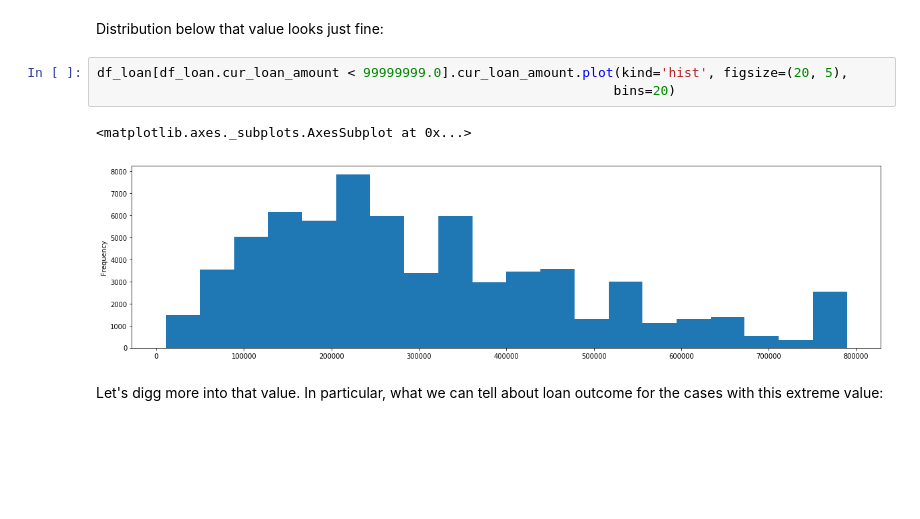
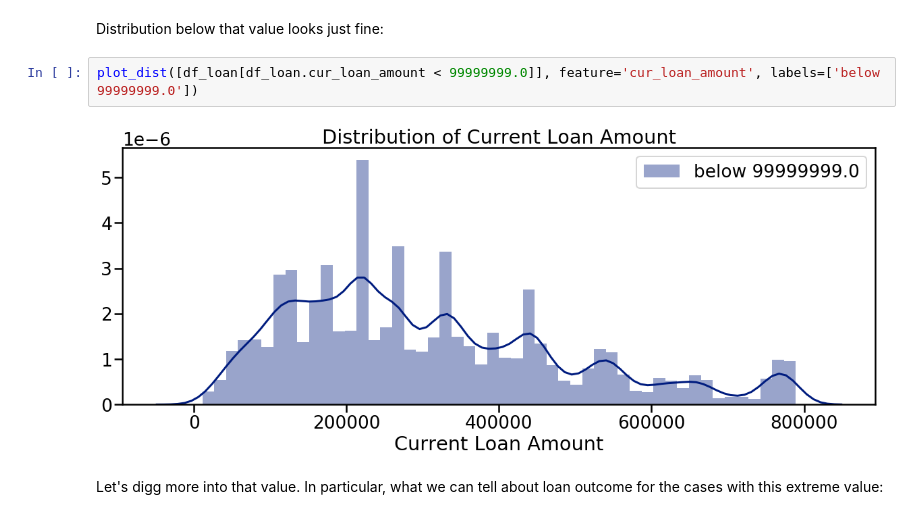
Before and after one commit to dataqubit/bank-loan-prediction, a Jupyter notebook: bank_loan_Part1_Exploratory_Analysis.ipynb, the cells around one changed output. Drawn from its saved outputs; the diff is of its cells as text; blank space fills up the shorter version.

```diff
--- a/bank_loan_Part1_Exploratory_Analysis.ipynb
+++ b/bank_loan_Part1_Exploratory_Analysis.ipynb
@@ -109,12 +163,10 @@ df_loan.cur_loan_amount.value_counts().head().plot(kind='bar', title='Top Five V
 [figure]
 # %% [markdown]
 Distribution below that value looks just fine:
-# %%
-df_loan[df_loan.cur_loan_amount < 99999999.0].cur_loan_amount.plot(kind='hist', figsize=(20, 5),
-                                                                  bins=20)
-# %% [output]
-<matplotlib.axes._subplots.AxesSubplot at 0x...>
-[figure, removed]
+# %%
+plot_dist([df_loan[df_loan.cur_loan_amount < 99999999.0]], feature='cur_loan_amount', labels=['below 99999999.0'])
+# %% [output]
+[figure, added]
 # %% [markdown]
 Let's digg more into that value. In particular, what we can tell about loan outcome for the cases with this extreme value:
 # %%
```
Also changed, not shown: parts of 17 cells of this notebook.
